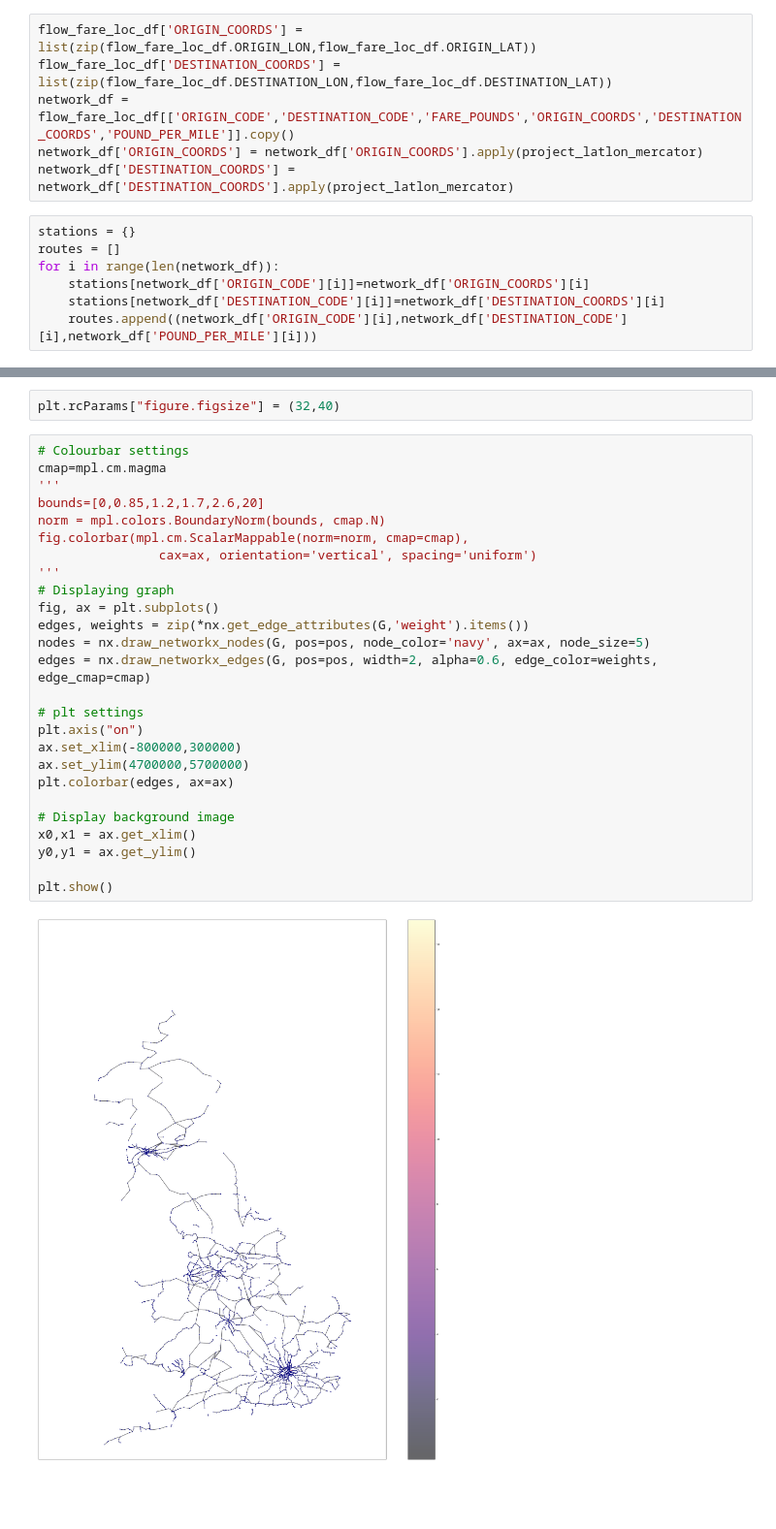
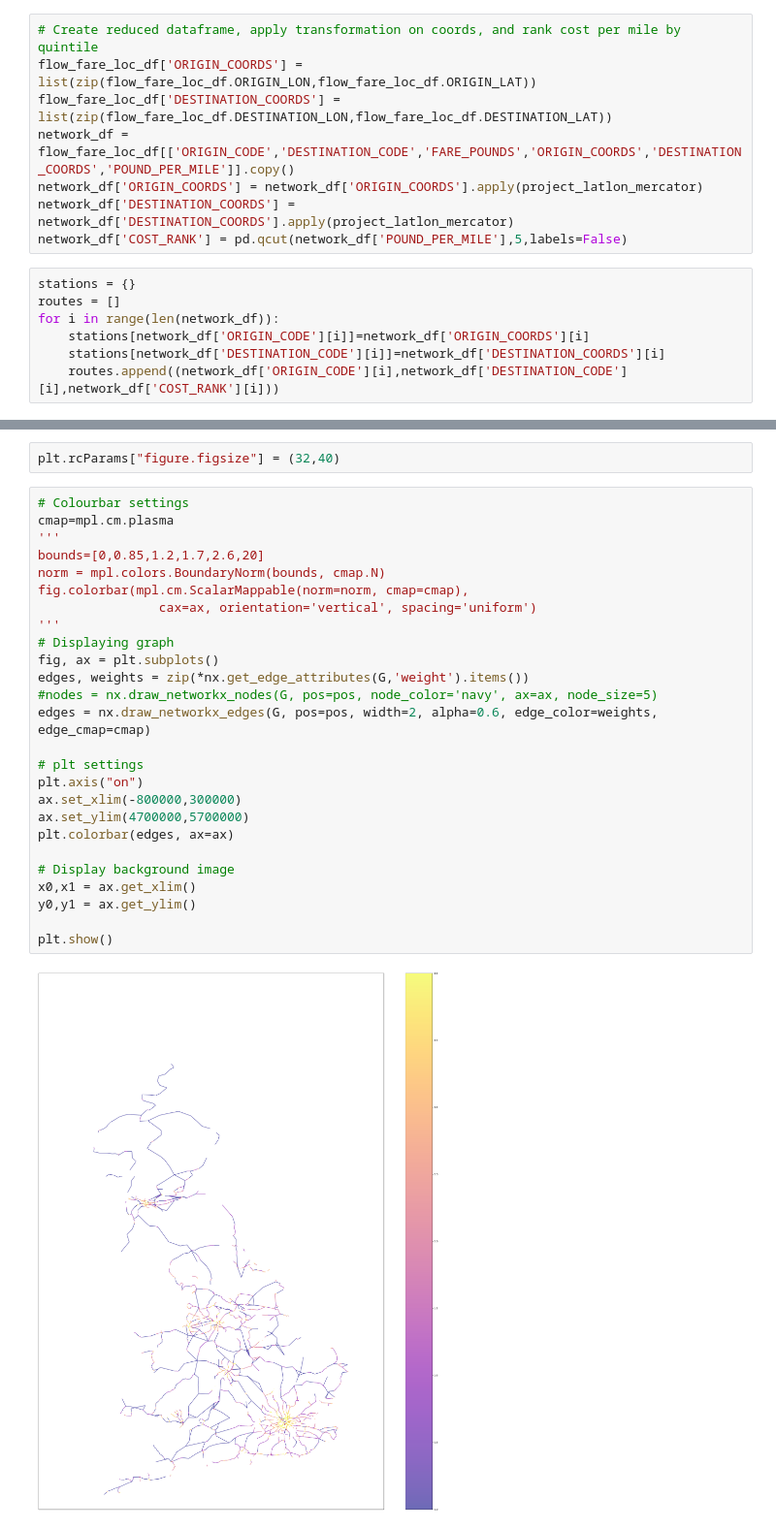
Before and after one commit to MikeJCJ/uk_rail_fare_analysis, a Jupyter notebook: 1_Analysis_Planning/analysis_investigation.ipynb, the cells around one changed output, grey strips where cells are left out. Shown at 97% size. Drawn from its saved outputs; the diff is of its cells as text; blank space fills up the shorter version.

Commit message:
Updated analysis_investigation.ipynb
Added colouring by quintiles

```diff
--- a/1_Analysis_Planning/analysis_investigation.ipynb
+++ b/1_Analysis_Planning/analysis_investigation.ipynb
@@ -29,18 +29,20 @@ db_conn = sqlite3.connect(database_path)
 flow_fare_loc_df = pd.read_sql_query('SELECT * FROM flow_fare_location', db_conn)
 db_conn.close()
 # %%
+# Create reduced dataframe, apply transformation on coords, and rank cost per mile by quintile
 flow_fare_loc_df['ORIGIN_COORDS'] = list(zip(flow_fare_loc_df.ORIGIN_LON,flow_fare_loc_df.ORIGIN_LAT))
 flow_fare_loc_df['DESTINATION_COORDS'] = list(zip(flow_fare_loc_df.DESTINATION_LON,flow_fare_loc_df.DESTINATION_LAT))
 network_df = flow_fare_loc_df[['ORIGIN_CODE','DESTINATION_CODE','FARE_POUNDS','ORIGIN_COORDS','DESTINATION_COORDS','POUND_PER_MILE']].copy()
 network_df['ORIGIN_COORDS'] = network_df['ORIGIN_COORDS'].apply(project_latlon_mercator)
 network_df['DESTINATION_COORDS'] = network_df['DESTINATION_COORDS'].apply(project_latlon_mercator)
+network_df['COST_RANK'] = pd.qcut(network_df['POUND_PER_MILE'],5,labels=False)
 # %%
 stations = {}
 routes = []
 for i in range(len(network_df)):
     stations[network_df['ORIGIN_CODE'][i]]=network_df['ORIGIN_COORDS'][i]
     stations[network_df['DESTINATION_CODE'][i]]=network_df['DESTINATION_COORDS'][i]
-    routes.append((network_df['ORIGIN_CODE'][i],network_df['DESTINATION_CODE'][i],network_df['POUND_PER_MILE'][i]))
+    routes.append((network_df['ORIGIN_CODE'][i],network_df['DESTINATION_CODE'][i],network_df['COST_RANK'][i]))
 # %%
 # Forming graph
 G = nx.Graph()
@@ -51,29 +53,29 @@ pos = {value:value for key, value in stations.items()} # Creates nodes in graph
 plt.rcParams["figure.figsize"] = (32,40)
 # %%
 # Colourbar settings
-cmap=mpl.cm.magma
+cmap=mpl.cm.plasma
 '''
 bounds=[0,0.85,1.2,1.7,2.6,20]
 norm = mpl.colors.BoundaryNorm(bounds, cmap.N)
 fig.colorbar(mpl.cm.ScalarMappable(norm=norm, cmap=cmap),
                 cax=ax, orientation='vertical', spacing='uniform')
 '''
 # Displaying graph
 fig, ax = plt.subplots()
 edges, weights = zip(*nx.get_edge_attributes(G,'weight').items())
-nodes = nx.draw_networkx_nodes(G, pos=pos, node_color='navy', ax=ax, node_size=5)
+#nodes = nx.draw_networkx_nodes(G, pos=pos, node_color='navy', ax=ax, node_size=5)
 edges = nx.draw_networkx_edges(G, pos=pos, width=2, alpha=0.6, edge_color=weights, edge_cmap=cmap)
 
 # plt settings
 plt.axis("on")
 ax.set_xlim(-800000,300000)
 ax.set_ylim(4700000,5700000)
 plt.colorbar(edges, ax=ax)
 
 # Display background image
 x0,x1 = ax.get_xlim()
 y0,y1 = ax.get_ylim()
 
 plt.show()
 # %% [output]
-[figure, old version]
+[figure, new version]
```
Also changed, not shown: parts of 1 cell of this notebook.
